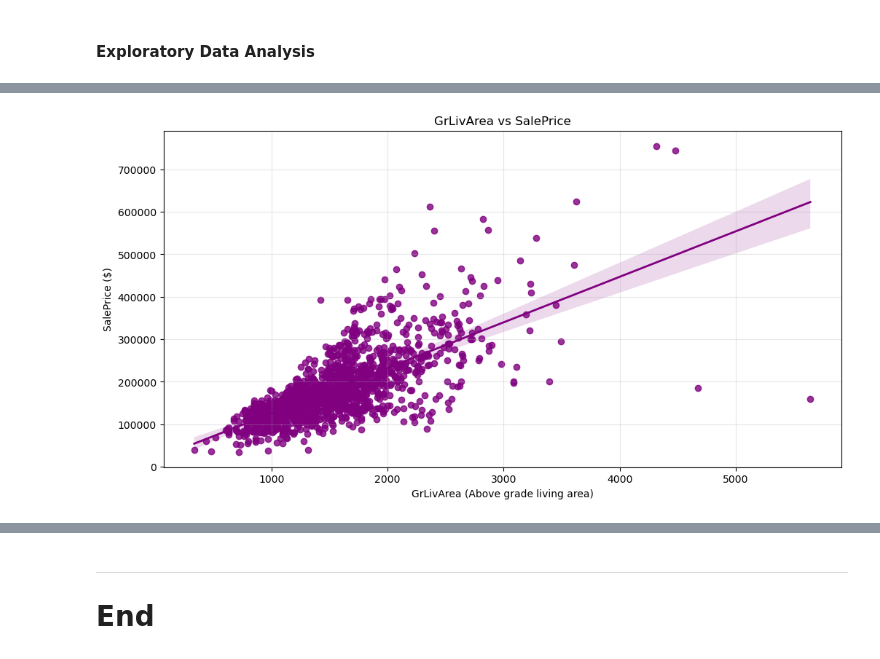
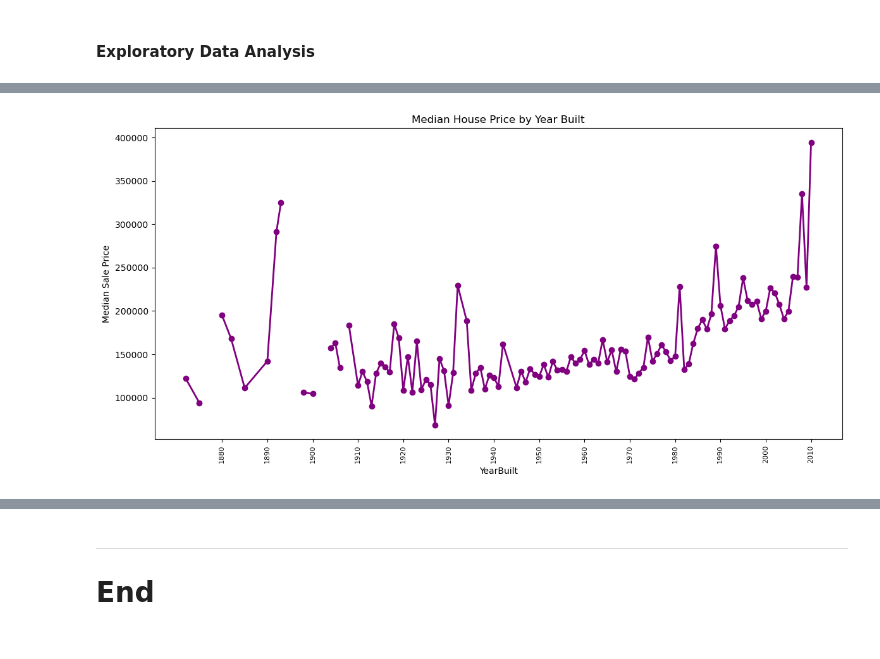
Before and after one commit to lmacakova/prices, a Jupyter notebook: house_prices.ipynb, the cells around one changed output, grey strips where cells are left out. Cells and saved outputs as stored; diff of their text form; code cells hidden in the pictures.

```diff
--- a/house_prices.ipynb
+++ b/house_prices.ipynb
@@ -20,8 +30,8 @@ Tr_ds:
 # importing the dataset
 Filename="train.csv"
 Datadir="../prices/Datasets/"
-tr_ds=pd.read_csv(Datadir + Filename, header=0, index_col="Id")
-tr_ds.head()
+train_ds=pd.read_csv(Datadir + Filename, header=0, index_col="Id")
+train_ds.head()
 # %% [output]
 |  | MSSubClass | MSZoning | LotFrontage | LotArea | Street | Alley | LotShape | LandContour | Utilities | ... |
 | Id |  |  |  |  |  |  |  |  |  | ... |
@@ -351,12 +404,15 @@ plt.show()
-# %%
-plt.figure(figsize=(12,6))
-# sns.scatterplot(data=train_ds, x='GrLivArea', y='SalePrice', color='purple', alpha=0.5)
-sns.regplot(data=train_ds, x='GrLivArea', y='SalePrice', scatter=True, color='purple', line_kws={'linewidth':2})
-plt.xlabel('GrLivArea (Above grade living area)')
-plt.ylabel('SalePrice ($)')
-plt.title('GrLivArea vs SalePrice')
-plt.grid(alpha=0.3)
-plt.subplots_adjust(hspace=0.8, wspace=0.8)
-plt.show()
-# %% [output]
-[figure, removed]
+# %%
+year_built_price = combined_ds.groupby('YearBuilt')['SalePrice'].median()
+xticks = year_built_price.index[year_built_price.index % 10 == 0]
+plt.figure(figsize=(12, 6))
+ax = year_built_price.plot(kind='line', marker='o', linewidth=2, color='purple')
+
+plt.title('Median House Price by Year Built')
+plt.xlabel('YearBuilt')
+plt.ylabel('Median Sale Price')
+plt.xticks(xticks, rotation=90, fontsize=8)  # Set x-ticks to be the years
+#plt.subplots_adjust(hspace=0.8, wspace=0.8)
+plt.tight_layout()
+plt.show()
+# %% [output]
+[figure, added]
```
Also changed, not shown: parts of 34 cells of this notebook.
